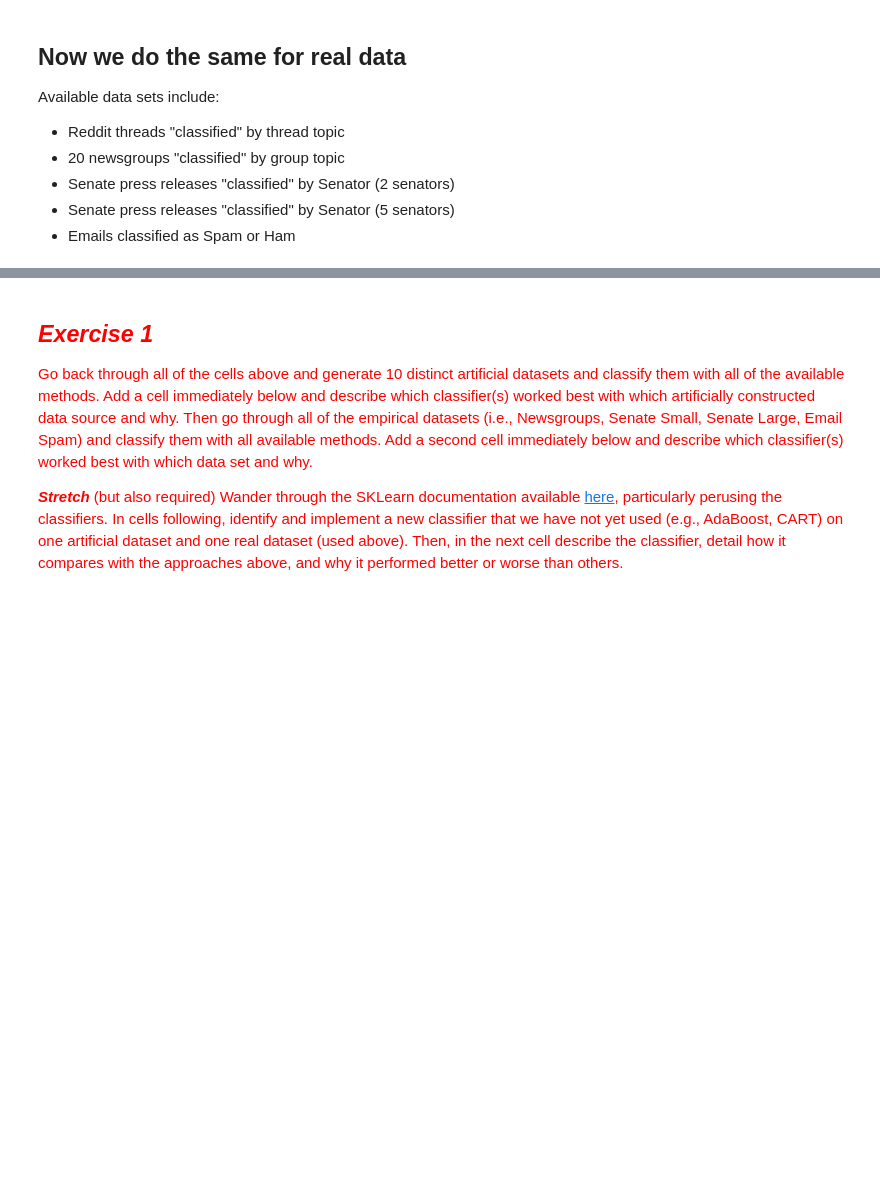
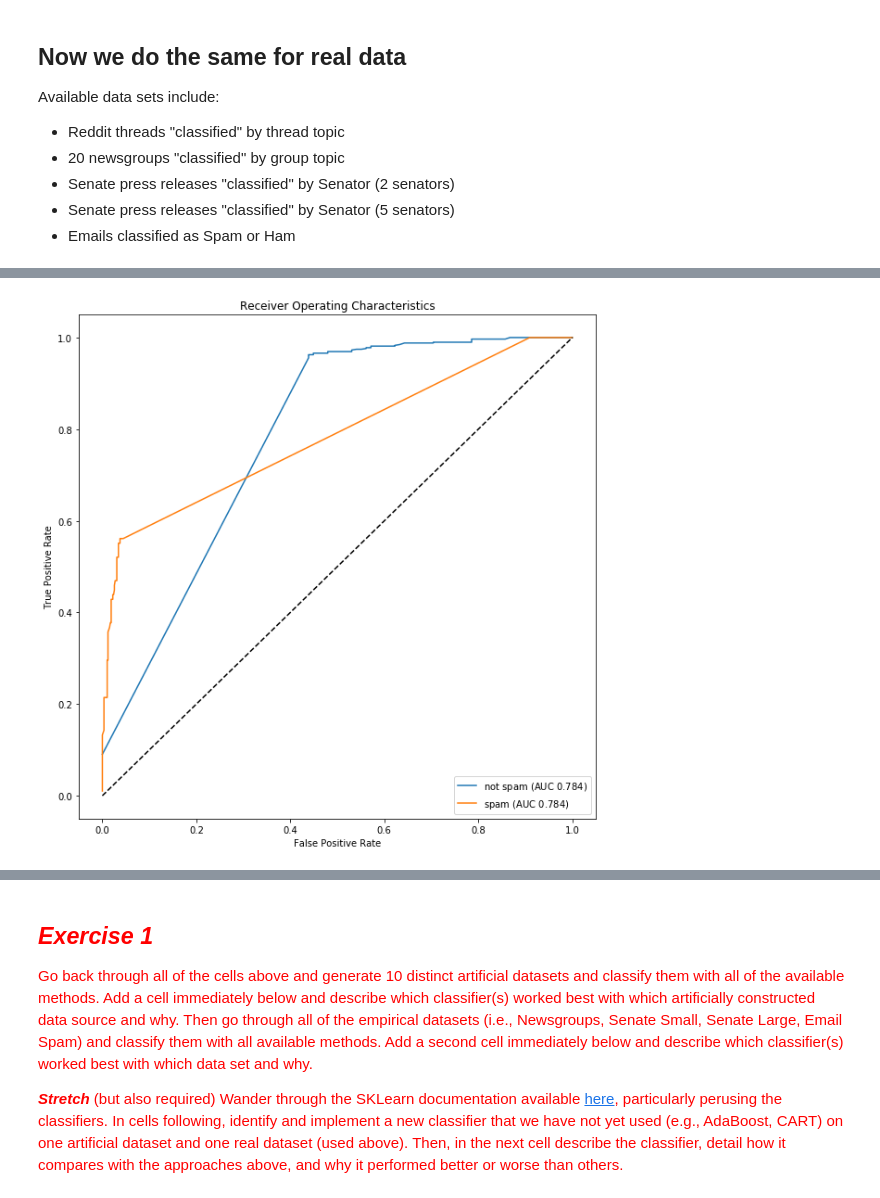
Before and after one commit to sunnyjooey/content-analysis-2018, a Jupyter notebook: 6-Classification/6-Classification.ipynb, the cells around one changed output, grey strips where cells are left out. Drawn from its saved outputs; the diff is of its cells as text; code cells hidden in the pictures; blank space fills up the shorter version.

```diff
--- a/6-Classification/6-Classification.ipynb
+++ b/6-Classification/6-Classification.ipynb
@@ -324,3 +318,5 @@ lucem_illud.plotConfusionMatrix(clf, dfTest)
 # %%
-lucem_illud.plotMultiROC(clf, dfTest)
+lucem_illud_.plotMultiROC(clf, dfTest)
+# %% [output]
+[figure, added]
 # %%
```
Also changed, not shown: parts of 18 cells of this notebook.
